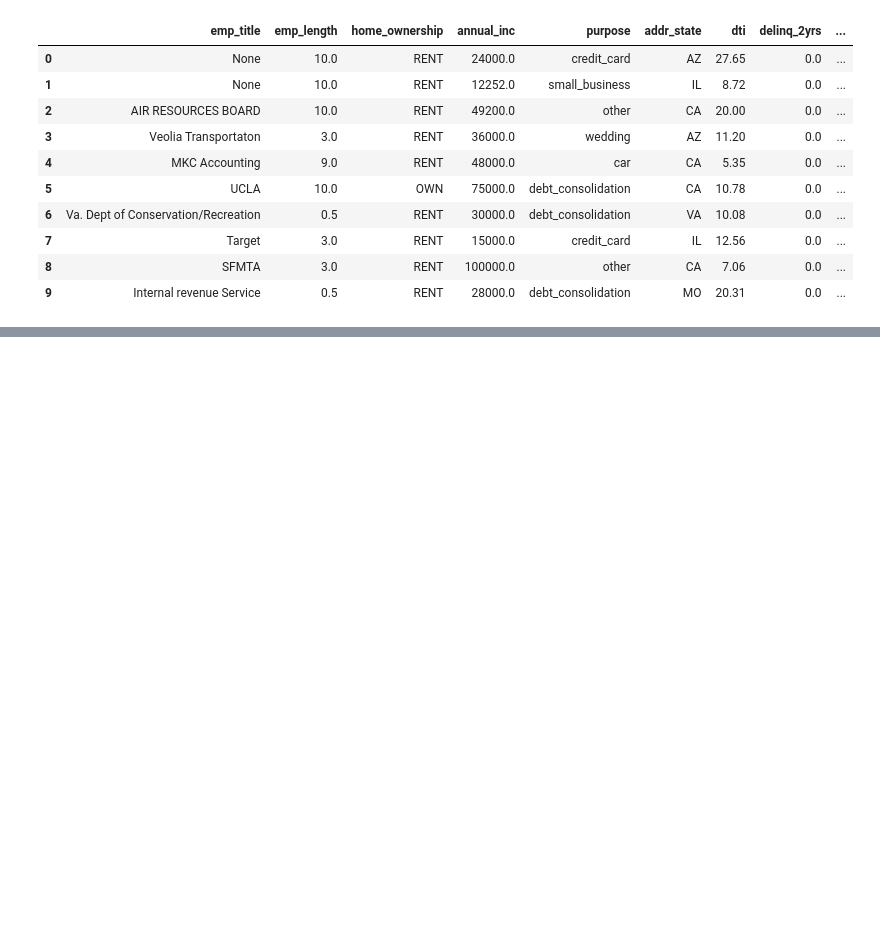
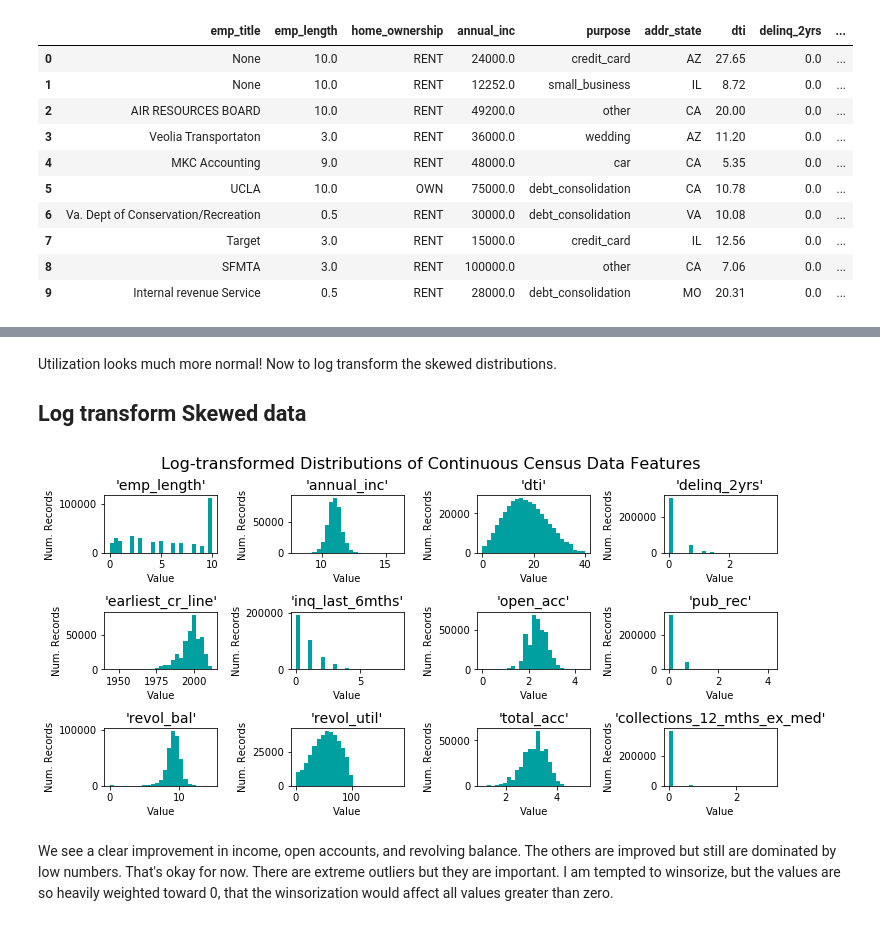
Before and after one commit to mccormd1/LCandR, a Jupyter notebook: LC_python/LC_MLtrain.ipynb, the cells around one changed output, grey strips where cells are left out. Drawn from its saved outputs; the diff is of its cells as text; code cells hidden in the pictures; blank space fills up the shorter version.

```diff
--- a/LC_python/LC_MLtrain.ipynb
+++ b/LC_python/LC_MLtrain.ipynb
@@ -46,0 +112,18 @@ vs.distribution(features)
+# %% [markdown]
+Utilization looks much more normal!
+Now to log transform the skewed distributions.
+
+## Log transform Skewed data
+# %%
+# Log-transform the skewed features
+
+skewed = ['annual_inc','delinq_2yrs','open_acc', 'pub_rec','revol_bal','total_acc', 'collections_12_mths_ex_med']
+features_raw=features.copy()
+features_raw[skewed] = features[skewed].apply(lambda x: np.log(x + 1))
+
+# Visualize the new log distributions
+vs.distribution(features_raw, transformed = True)
+# %% [output]
+[figure, added]
+# %% [markdown]
+We see a clear improvement in income, open accounts, and revolving balance. The others are improved but still are dominated by low numbers. That's okay for now. There are extreme outliers but they are important. I am tempted to winsorize, but the values are so heavily weighted toward 0, that the winsorization would affect all values greater than zero.
```
Also changed, not shown: parts of 28 cells of this notebook, 2 other files.
